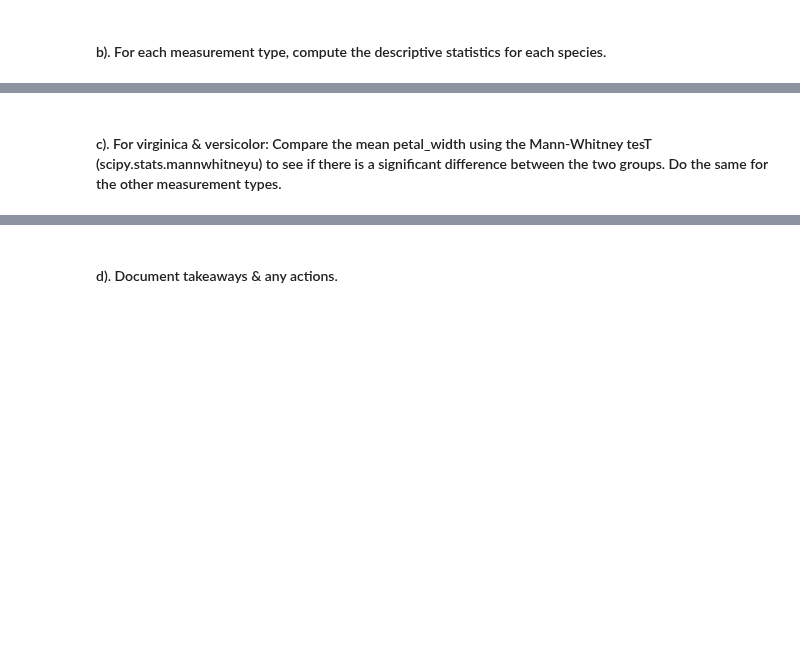
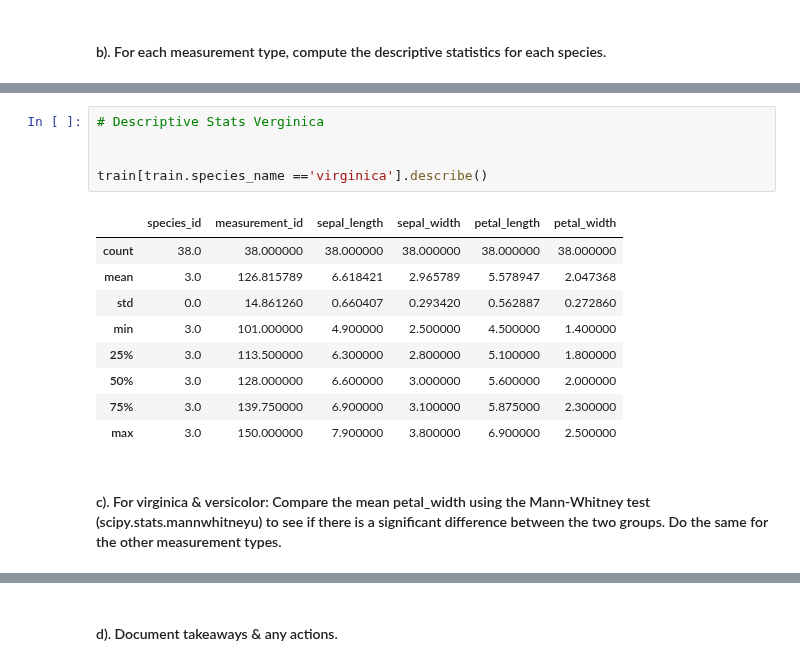
Before and after one commit to stephenkipkurui/regression-exercises, a Jupyter notebook: classification_exercises.ipynb, the cells around one changed output, grey strips where cells are left out. Drawn from its saved outputs; the diff is of its cells as text; blank space fills up the shorter version.

```diff
--- a/classification_exercises.ipynb
+++ b/classification_exercises.ipynb
@@ -1333,2 +1363,17 @@ for i, feature in enumerate(features):
+# %%
+# Descriptive Stats Verginica
+
+
+train[train.species_name =='virginica'].describe()
+# %% [output]
+|  | species_id | measurement_id | sepal_length | sepal_width | petal_length | petal_width |
+| count | 38.0 | 38.000000 | 38.000000 | 38.000000 | 38.000000 | 38.000000 |
+| mean | 3.0 | 126.815789 | 6.618421 | 2.965789 | 5.578947 | 2.047368 |
+| std | 0.0 | 14.861260 | 0.660407 | 0.293420 | 0.562887 | 0.272860 |
+| min | 3.0 | 101.000000 | 4.900000 | 2.500000 | 4.500000 | 1.400000 |
+| 25% | 3.0 | 113.500000 | 6.300000 | 2.800000 | 5.100000 | 1.800000 |
+| 50% | 3.0 | 128.000000 | 6.600000 | 3.000000 | 5.600000 | 2.000000 |
+| 75% | 3.0 | 139.750000 | 6.900000 | 3.100000 | 5.875000 | 2.300000 |
+| max | 3.0 | 150.000000 | 7.900000 | 3.800000 | 6.900000 | 2.500000 |
 # %% [markdown]
-#### c). For virginica & versicolor: Compare the mean petal_width using the Mann-Whitney tesT (scipy.stats.mannwhitneyu) to see if there is a significant difference between the two groups. Do the same for the other measurement types.
+#### c). For virginica & versicolor: Compare the mean petal_width using the Mann-Whitney test (scipy.stats.mannwhitneyu) to see if there is a significant difference between the two groups. Do the same for the other measurement types.
```
Also changed, not shown: parts of 5 cells of this notebook.
